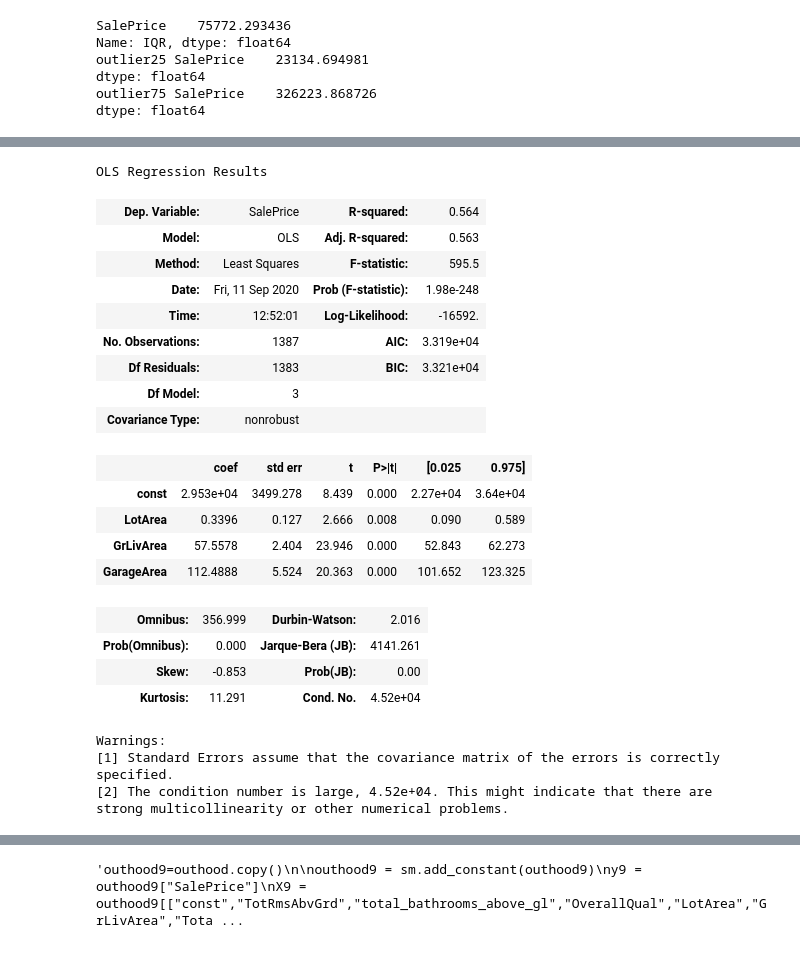
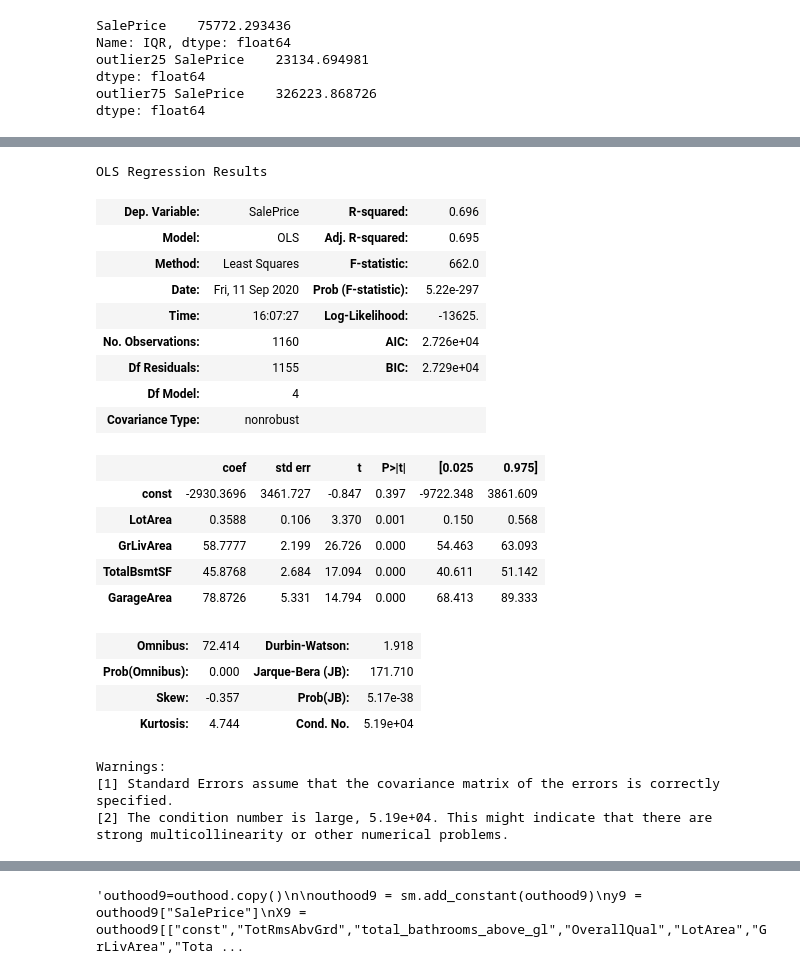
Before and after one commit to Brunadiasmiguel/Housing_Statistical_Analysis, a Jupyter notebook: stats.ipynb, the cells around one changed output, grey strips where cells are left out. Saved outputs shown, nothing was run; the diff lists cells and outputs as text; code cells hidden in the pictures.

```diff
--- a/stats.ipynb
+++ b/stats.ipynb
@@ -337,0 +355,8 @@ Name: SalePrice, dtype: float64
+# %%
+#only normal conditions since thoese are the ones representing better the population
+
+outhood=outhood.loc[outhood['SaleCondition']=='Normal']
+
+#check correlation again
+
+outhood.corr()['SalePrice']
@@ -338,12 +381,14 @@ Name: SalePrice, dtype: float64
 # %%
-#check for correlations between years on this cluster
+#check for correlations between years from built/revon until sold on this cluster
 
-outhood=sm.add_constant(outhood)
-y1=outhood["SalePrice"]
-X1=outhood[["const", "time_sold_from_contruction","time_sold_from_renovation"]]
+outhood1=sm.add_constant(outhood)
+y1=outhood1["SalePrice"]
+X1=outhood1[["const", "time_sold_from_contruction","time_sold_from_renovation"]]
 
 reg1=sm.OLS(y1, X1).fit()
 
 reg1.summary()
+
+#not strong adjusted R both variables together only
 # %% [output]
 OLS Regression Results
@@ -526,37 +576,39 @@ Warnings:
 strong multicollinearity or other numerical problems.
 # %%
+#R is imrpoving. area influences price as predicted
 #checking if other areas improve the model. adding garage area
 
 outhood6=outhood.copy()
 
 outhood6 = sm.add_constant(outhood6)
 y6 = outhood6["SalePrice"]
-X6 = outhood6[["const","LotArea","GrLivArea","GarageArea"]]
+X6 = outhood6[["const","LotArea","GrLivArea","TotalBsmtSF","GarageArea"]]
 
 reg6 = sm.OLS(y6, X6).fit()
 
 reg6.summary()
 # %% [output]
 OLS Regression Results
-| Dep. Variable: | SalePrice | R-squared: | 0.564 |
-| Model: | OLS | Adj. R-squared: | 0.563 |
-| Method: | Least Squares | F-statistic: | 595.5 |
-| Date: | Fri, 11 Sep 2020 | Prob (F-statistic): | 1.98e-248 |
-| Time: | 12:52:01 | Log-Likelihood: | -16592. |
-| No. Observations: | 1387 | AIC: | 3.319e+04 |
-| Df Residuals: | 1383 | BIC: | 3.321e+04 |
-| Df Model: | 3 |  |  |
+| Dep. Variable: | SalePrice | R-squared: | 0.696 |
+| Model: | OLS | Adj. R-squared: | 0.695 |
+| Method: | Least Squares | F-statistic: | 662.0 |
+| Date: | Fri, 11 Sep 2020 | Prob (F-statistic): | 5.22e-297 |
+| Time: | 16:07:27 | Log-Likelihood: | -13625. |
+| No. Observations: | 1160 | AIC: | 2.726e+04 |
+| Df Residuals: | 1155 | BIC: | 2.729e+04 |
+| Df Model: | 4 |  |  |
 | Covariance Type: | nonrobust |  |  |
 |  | coef | std err | t | P>|t| | [0.025 | 0.975] |
-| const | 2.953e+04 | 3499.278 | 8.439 | 0.000 | 2.27e+04 | 3.64e+04 |
-| LotArea | 0.3396 | 0.127 | 2.666 | 0.008 | 0.090 | 0.589 |
-| GrLivArea | 57.5578 | 2.404 | 23.946 | 0.000 | 52.843 | 62.273 |
-| GarageArea | 112.4888 | 5.524 | 20.363 | 0.000 | 101.652 | 123.325 |
+| const | -2930.3696 | 3461.727 | -0.847 | 0.397 | -9722.348 | 3861.609 |
+| LotArea | 0.3588 | 0.106 | 3.370 | 0.001 | 0.150 | 0.568 |
+| GrLivArea | 58.7777 | 2.199 | 26.726 | 0.000 | 54.463 | 63.093 |
+| TotalBsmtSF | 45.8768 | 2.684 | 17.094 | 0.000 | 40.611 | 51.142 |
+| GarageArea | 78.8726 | 5.331 | 14.794 | 0.000 | 68.413 | 89.333 |
-| Omnibus: | 356.999 | Durbin-Watson: | 2.016 |
-| Prob(Omnibus): | 0.000 | Jarque-Bera (JB): | 4141.261 |
-| Skew: | -0.853 | Prob(JB): | 0.00 |
-| Kurtosis: | 11.291 | Cond. No. | 4.52e+04 |
+| Omnibus: | 72.414 | Durbin-Watson: | 1.918 |
+| Prob(Omnibus): | 0.000 | Jarque-Bera (JB): | 171.710 |
+| Skew: | -0.357 | Prob(JB): | 5.17e-38 |
+| Kurtosis: | 4.744 | Cond. No. | 5.19e+04 |
 Warnings:
 [1] Standard Errors assume that the covariance matrix of the errors is correctly specified.
-[2] The condition number is large, 4.52e+04. This might indicate that there are
+[2] The condition number is large, 5.19e+04. This might indicate that there are
 strong multicollinearity or other numerical problems.
```
Also changed, not shown: parts of 51 cells of this notebook.
